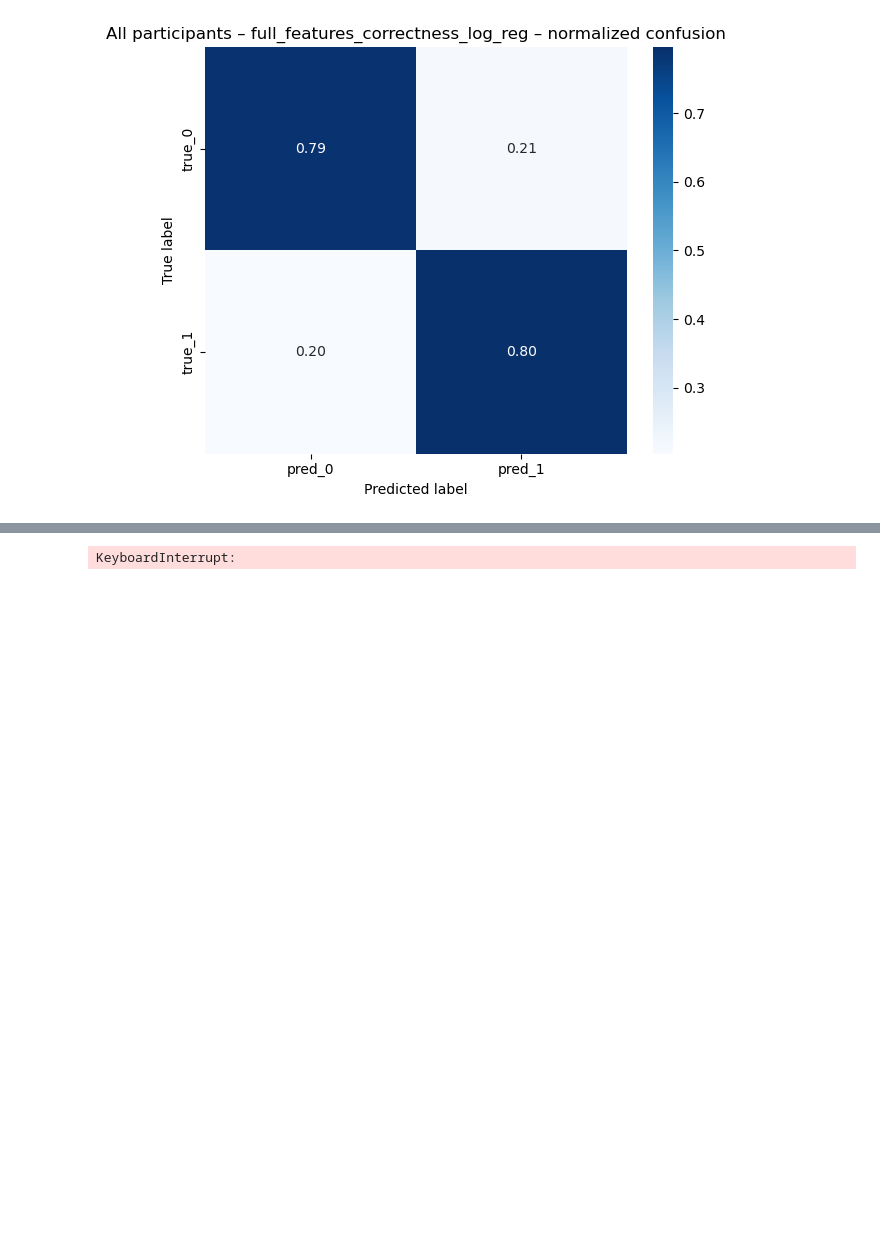
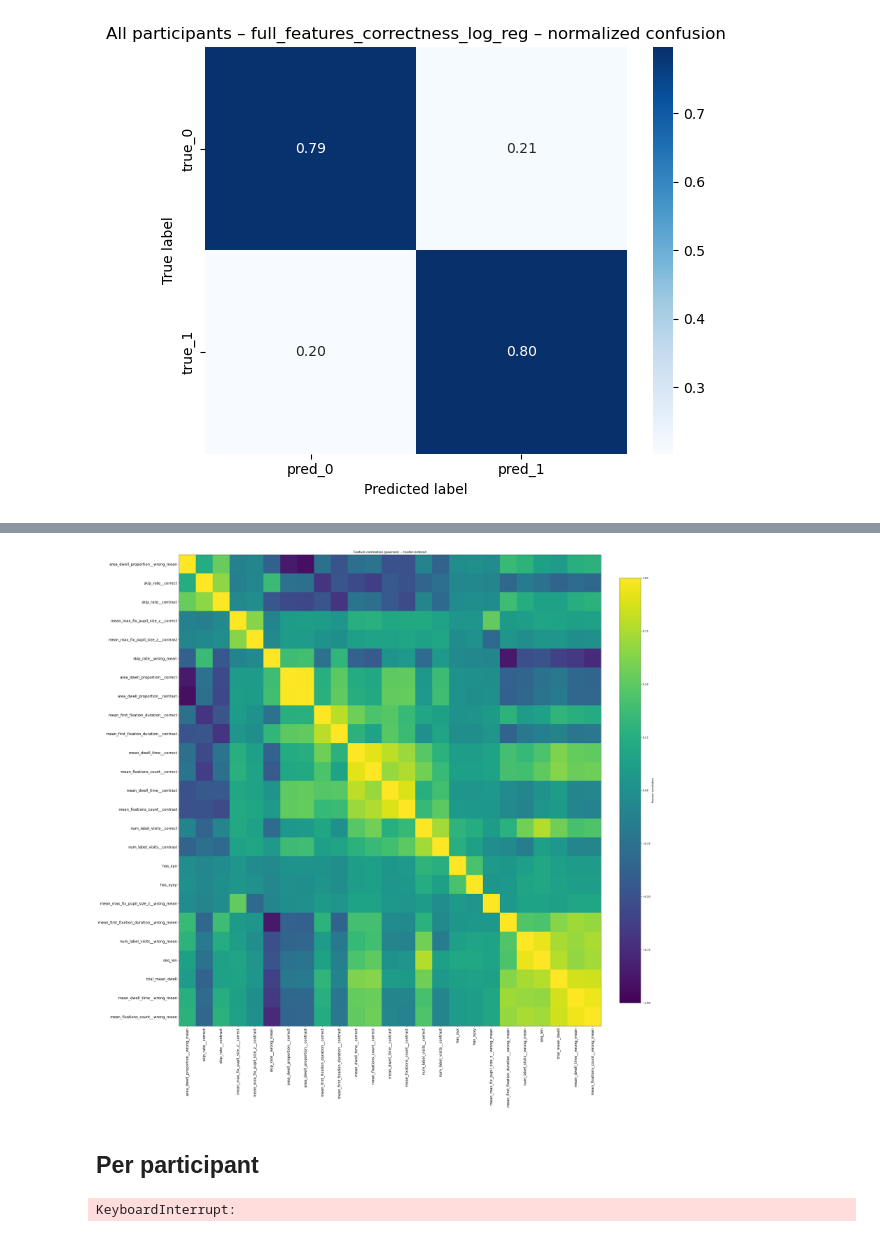
Before and after one commit to Mormorfor/QA_eyetracking, a Jupyter notebook: notebooks/answer_corr_prediction.ipynb, the cells around one changed output, grey strips where cells are left out. Cells and saved outputs as stored; diff of their text form; code cells hidden in the pictures; blank space fills up the shorter version.

```diff
--- a/notebooks/answer_corr_prediction.ipynb
+++ b/notebooks/answer_corr_prediction.ipynb
@@ -191,3 +241,23 @@ for model_name, res in results_all_corr_full.items():
+# %%
+tmp = FullFeaturesCorrectnessLogRegModel()
+
+fig_corr, corr_df, paths_corr = plot_feature_correlation_heatmap(
+    trial_df,
+    feature_cols=FULL_COLS,
+    figsize=(30, 30),
+    method="pearson",
+    cluster_order=True,
+    save=True,
+    rel_dir="answer_correctness/diagnostics/feature_correlation",
+    filename=f"feature_corr_pearson_clustered_fullfeatures_n{len(FULL_COLS)}",
+    paper_dirs=PAPER_DIRS,
+    dpi=300,
+    close=False,
+)
+# %% [output]
+[figure, new version]
+# %% [markdown]
+## Per participant
 # %%
 results_by_pid = evaluate_models_on_answer_correctness_leave_one_trial_out(
     df=all_participants,
```
Also changed, not shown: parts of 10 cells of this notebook, 25 other files.
